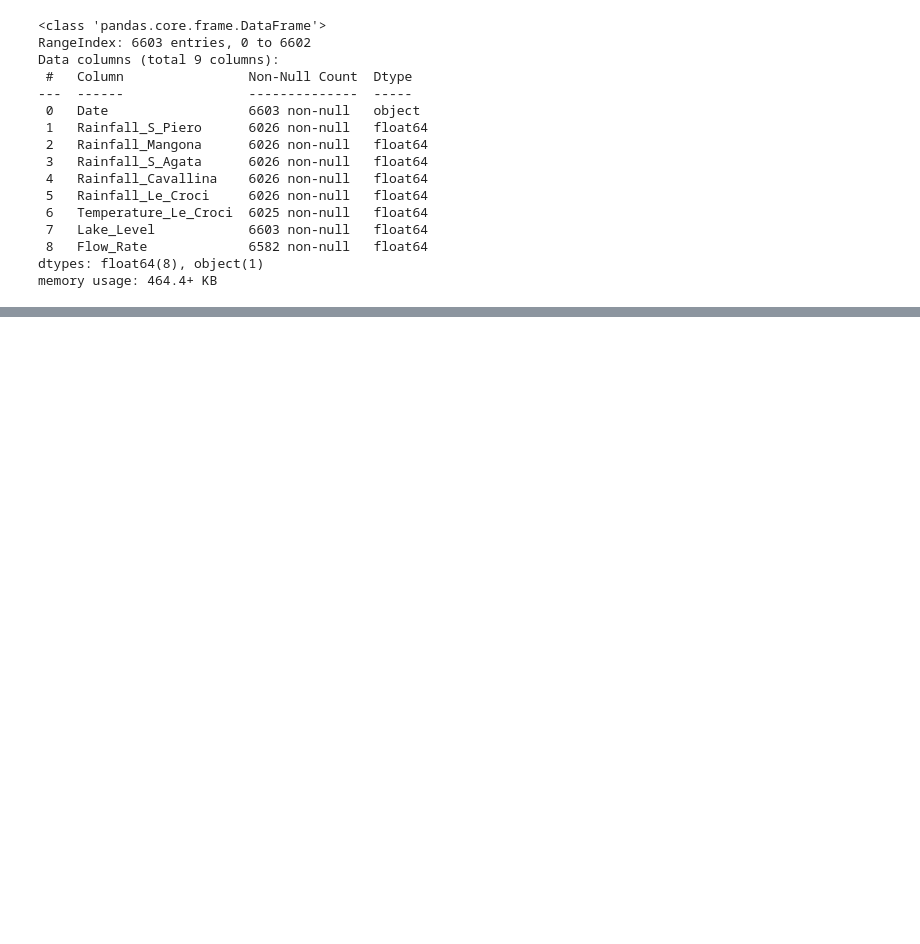
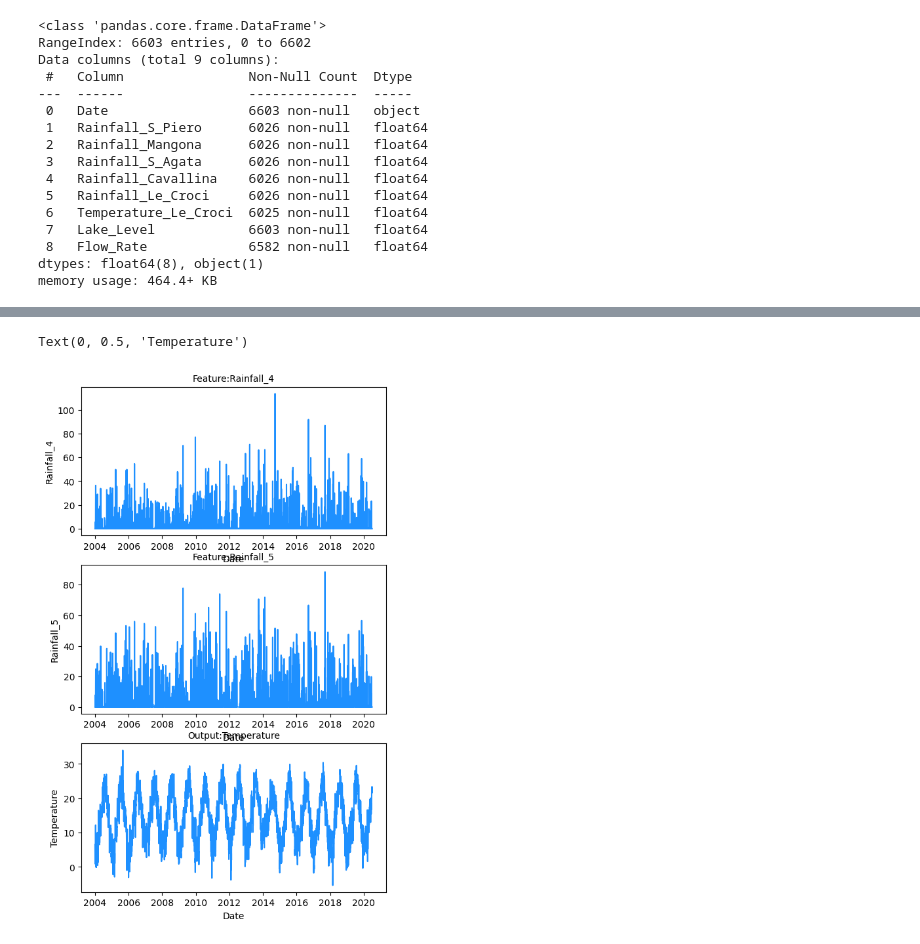
Before and after one commit to ZhouXiinlei/ml_WaterAnalytics, a Jupyter notebook: Lake_Bilancino_Process.ipynb, the cells around one changed output, grey strips where cells are left out. Cells and saved outputs as stored; diff of their text form; code cells hidden in the pictures; blank space fills up the shorter version.

```diff
--- a/Lake_Bilancino_Process.ipynb
+++ b/Lake_Bilancino_Process.ipynb
@@ -493,0 +238,15 @@ plt.show()
+# %%
+bilancino['Flow_rate'] = bilancino['Flow_rate'].interpolate()   #缺失值处理
+f, ax = plt.subplots(nrows=3, ncols=1, figsize=(6, 10))
+sns.lineplot(x=bilancino.Date, y=bilancino.Rainfall_4.fillna(np.inf), ax=ax[0], color='dodgerblue')
+ax[0].set_title('Feature:Rainfall_4', fontsize=10)
+ax[0].set_ylabel(ylabel='Rainfall_4', fontsize=10)
+sns.lineplot(x=bilancino.Date, y=bilancino.Rainfall_5.fillna(np.inf), ax=ax[1], color='dodgerblue')
+ax[1].set_title('Feature:Rainfall_5', fontsize=10)
+ax[1].set_ylabel(ylabel='Rainfall_5', fontsize=10)
+sns.lineplot(x=bilancino.Date, y=bilancino.Temperature.fillna(np.inf), ax=ax[2], color='dodgerblue')
+ax[2].set_title('Output:Temperature', fontsize=10)
+ax[2].set_ylabel(ylabel='Temperature', fontsize=10)
+# %% [output]
+Text(0, 0.5, 'Temperature')
+[figure, added]
```
Also changed, not shown: parts of 26 cells of this notebook.
